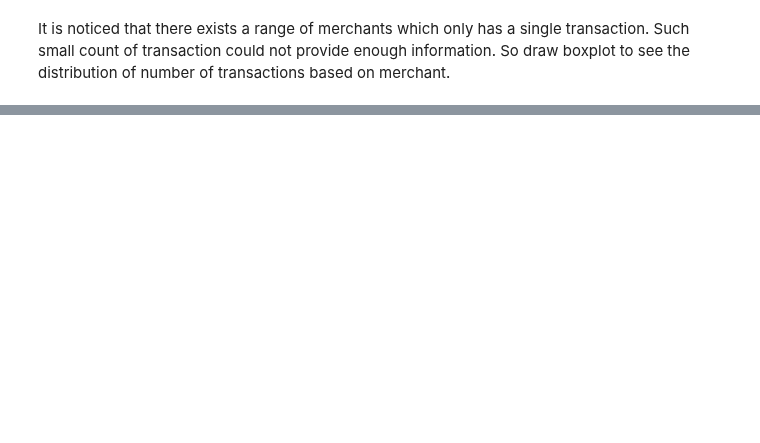
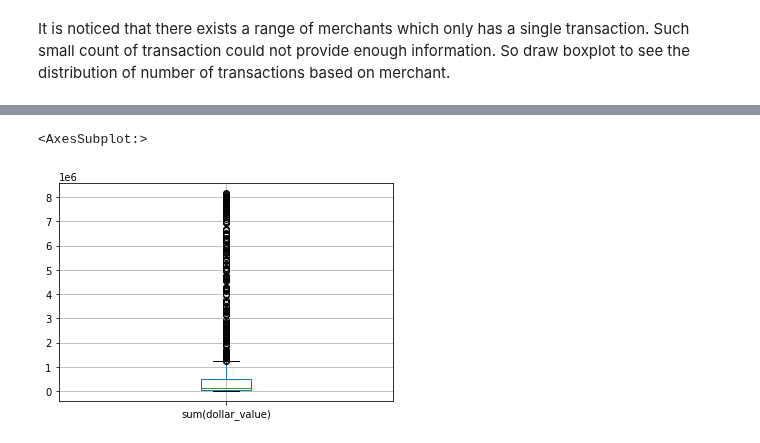
Before and after one commit to MAST30034-Applied-Data-Science/generic-buy-now-pay-later-project-group-45, a Jupyter notebook: notebooks/preprocessing2.ipynb, the cells around one changed output, grey strips where cells are left out. Cells and saved outputs as stored; diff of their text form; code cells hidden in the pictures; blank space fills up the shorter version.

```diff
--- a/notebooks/preprocessing2.ipynb
+++ b/notebooks/preprocessing2.ipynb
@@ -110,0 +129,4 @@ count_df.boxplot(column='count', return_type='axes')
+# %%
+amount = full.groupBy(F.col('merchant_abn')).sum('dollar_value')
+amount_df = amount.toPandas()
+amount_df
@@ -110,0 +147,5 @@ count_df.boxplot(column='count', return_type='axes')
+# %%
+amount_df.boxplot(column='sum(dollar_value)', return_type='axes')
+# %% [output]
+<AxesSubplot:>
+[figure, added]
```
Also changed, not shown: parts of 26 cells of this notebook, 2 other files.
